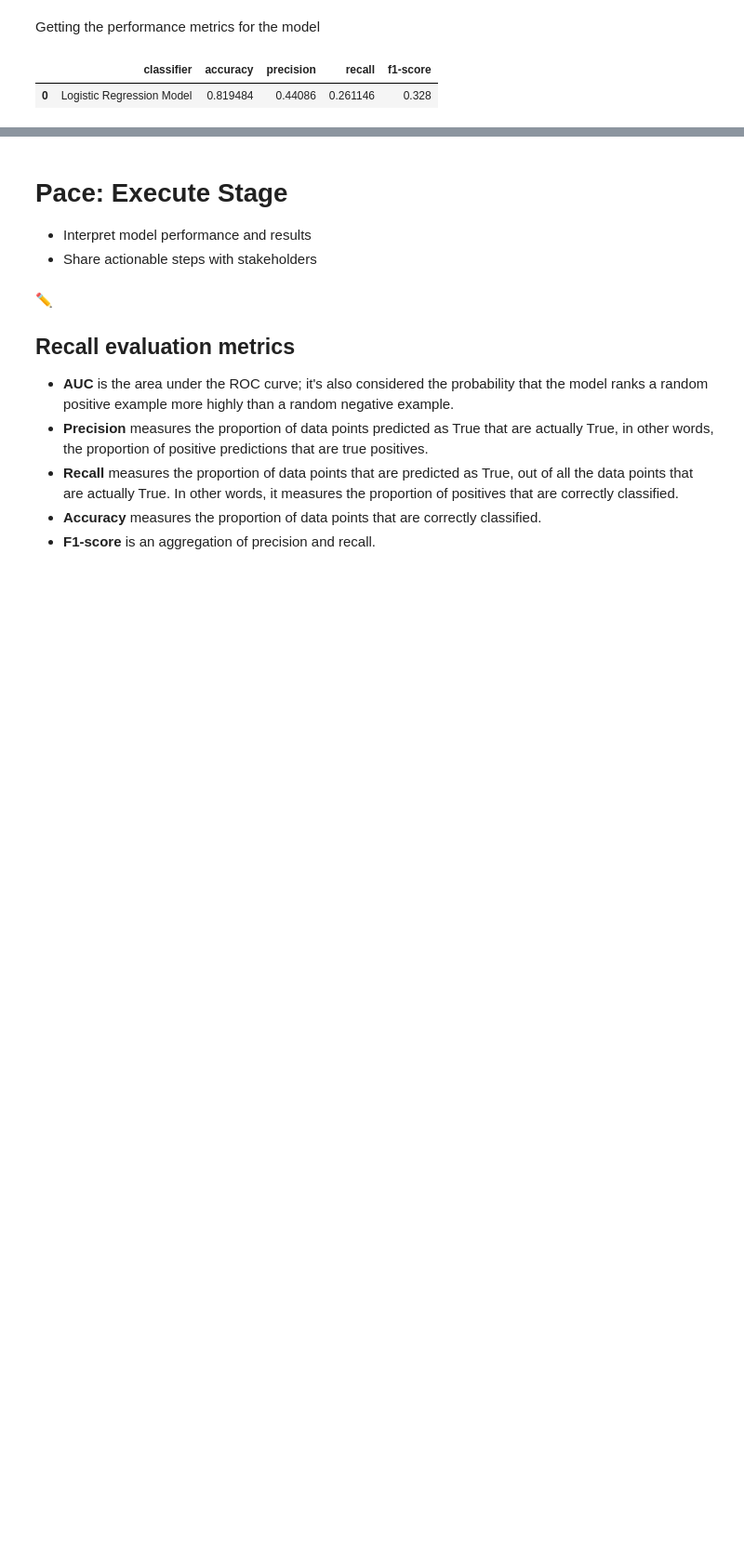
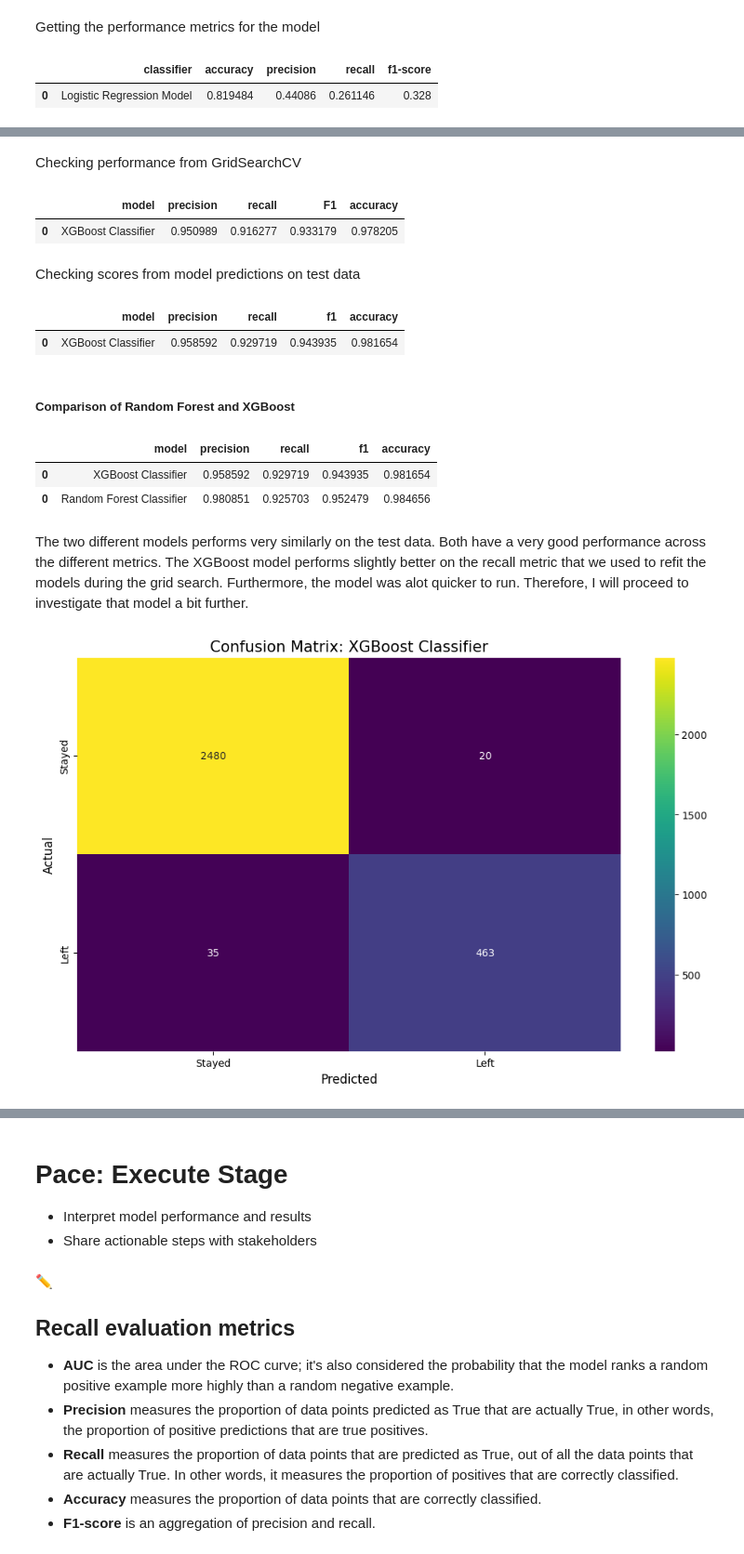
Before and after one commit to frederiklange/capstone_project_google_advanced_data_analytics, a Jupyter notebook: notebooks/capstone_project_notebook.ipynb, the cells around one changed output, grey strips where cells are left out. Shown at 93% size. Drawn from its saved outputs; the diff is of its cells as text; code cells hidden in the pictures; blank space fills up the shorter version.

```diff
--- a/notebooks/capstone_project_notebook.ipynb
+++ b/notebooks/capstone_project_notebook.ipynb
@@ -846,0 +910,3 @@ metrics_log_df
+# %%
+# Splitting data into train and test
+X_train, X_test, y_train, y_test = train_test_split(X, y, test_size=0.25, stratify=y, random_state=42)
@@ -850,0 +941,4 @@ metrics_log_df
+# %%
+%%time
+# Fitting model
+rf.fit(X_train, y_train)
@@ -850,0 +1075,22 @@ metrics_log_df
+# %%
+# Define xgb model
+xgb = XGBClassifier(objective='binary:logistic', random_state=0)
+
+# Defining parameters for hyperparameter tuning
+cv_params = {'max_depth': [1, 3, 6, None],
+              'min_child_weight': [3, 5],
+              'learning_rate': [0.1, 0.2, 0.3],
+              'n_estimators': [300,500,800],
+              'subsample': [0.7],
+              'colsample_bytree': [0.7, 1.0]
+              }
+
+# Assigning a dictionary of scoring metrics
+scoring = ['accuracy', 'precision', 'recall', 'f1']
+
+# Instantiating a GridSearch with 4 folds
+xgb = GridSearchCV(xgb, cv_params, scoring=scoring, cv=4, refit='recall')
+# %%
+%%time
+# Fitting model
+xgb.fit(X_train, y_train)
@@ -850,0 +1136,50 @@ metrics_log_df
+# %% [markdown]
+Checking performance from GridSearchCV
+# %%
+# Making results from GridSearchCV
+xgb_cv_results = make_results('XGBoost Classifier', xgb, 'recall')
+
+# Displaying results
+xgb_cv_results
+# %% [output]
+|  | model | precision | recall | F1 | accuracy |
+| 0 | XGBoost Classifier | 0.950989 | 0.916277 | 0.933179 | 0.978205 |
+# %% [markdown]
+Checking scores from model predictions on test data
+# %%
+# Gettings results from predictions
+xgb_cv_test_scores = get_scores('XGBoost Classifier', xgb, X_test, y_test)
+
+# Displaying results
+xgb_cv_test_scores
+# %% [output]
+|  | model | precision | recall | f1 | accuracy |
+| 0 | XGBoost Classifier | 0.958592 | 0.929719 | 0.943935 | 0.981654 |
+# %% [markdown]
+##### Comparison of Random Forest and XGBoost
+# %%
+# Concatting data frames with results
+test_scores_df = pd.concat([xgb_cv_test_scores, rf_cv_test_scores], axis=0)
+
+# Displaying results
+test_scores_df
+# %% [output]
+|  | model | precision | recall | f1 | accuracy |
+| 0 | XGBoost Classifier | 0.958592 | 0.929719 | 0.943935 | 0.981654 |
+| 0 | Random Forest Classifier | 0.980851 | 0.925703 | 0.952479 | 0.984656 |
+# %% [markdown]
+The two different models performs very similarly on the test data. Both have a very good performance across the different metrics. The XGBoost model performs slightly better on the recall metric that we used to refit the models during the grid search. Furthermore, the model was alot quicker to run. Therefore, I will proceed to investigate that model a bit further.
+# %%
+# Generate array of values for confusion matrix
+preds = xgb.best_estimator_.predict(X_test)
+conf_matrix_xgb = confusion_matrix(y_test, preds, labels=xgb.classes_)
+
+# Visualize the confusion matrix using a heatmap
+plt.figure(figsize=(12, 7))
+sns.heatmap(conf_matrix_xgb, annot=True, fmt='d', cmap='viridis', xticklabels=['Stayed', 'Left'], yticklabels=['Stayed', 'Left'])
+plt.title("Confusion Matrix: XGBoost Classifier", fontsize=15)
+plt.xlabel("Predicted", fontsize=12)
+plt.ylabel("Actual", fontsize=12)
+plt.show()
+# %% [output]
+[figure, added]
```
Also changed, not shown: parts of 47 cells of this notebook, 1 other file.
